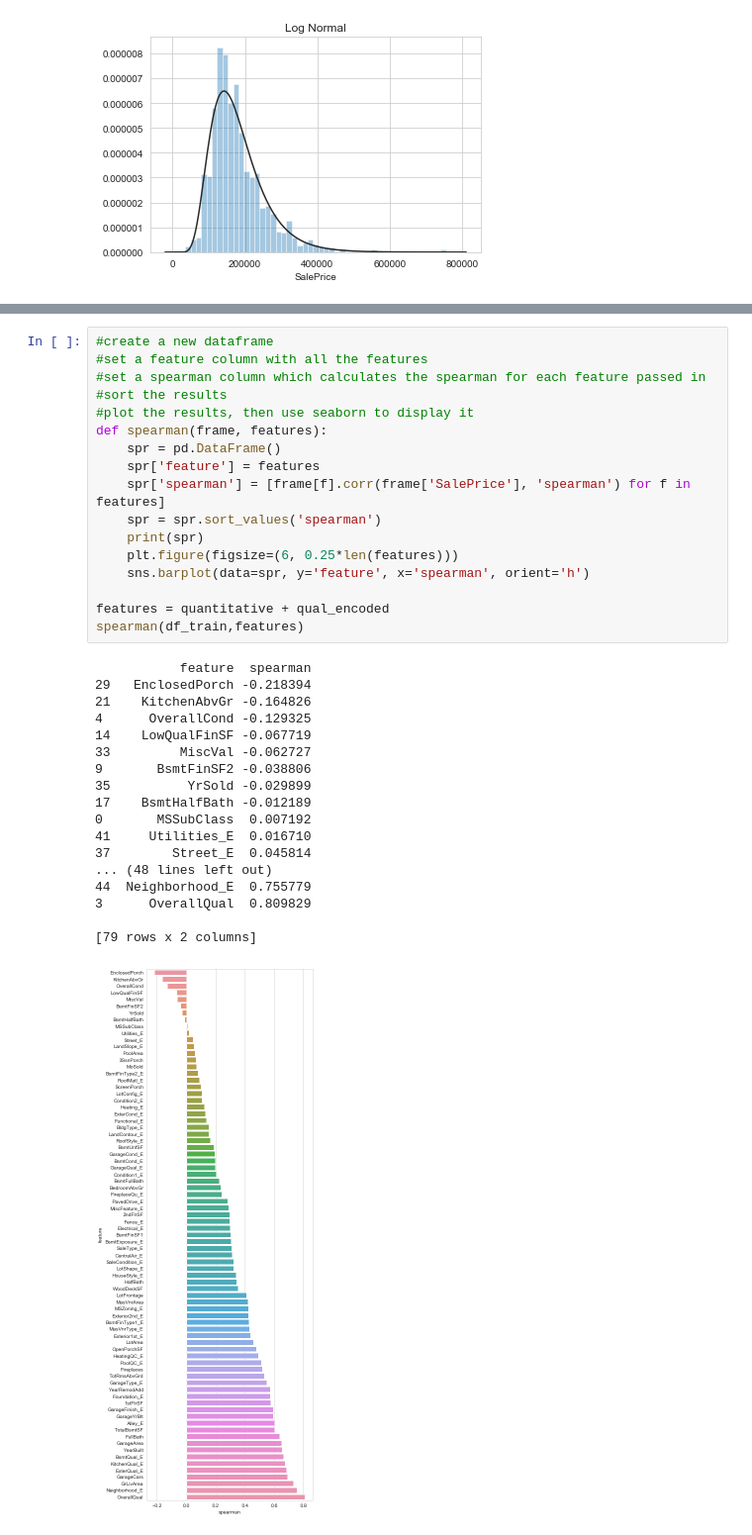
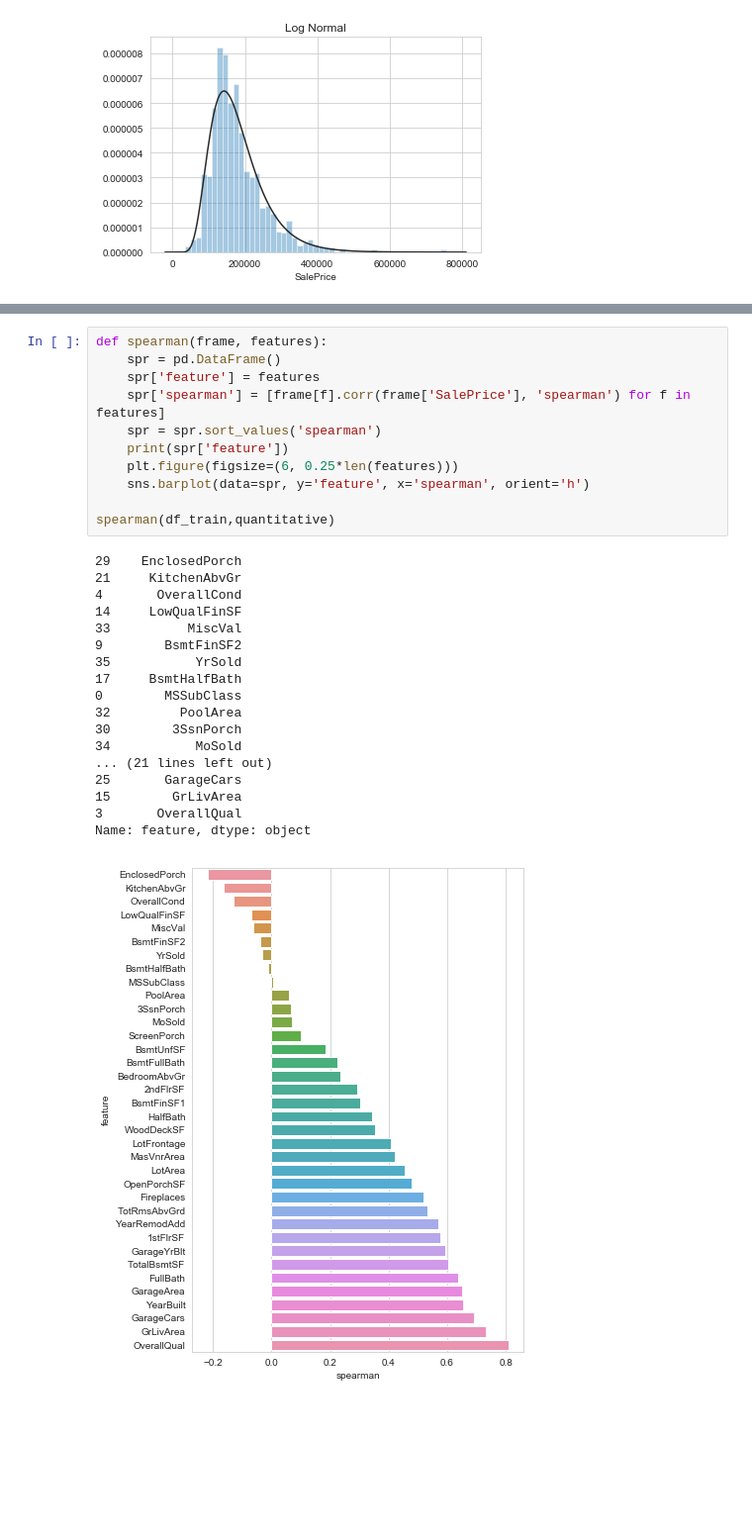
Before and after one commit to foreverloop/house-regress-k, a Jupyter notebook: HouseRegSub.ipynb, the cells around one changed output, grey strips where cells are left out. Shown: that part at 99% size. Saved outputs shown, nothing was run; the diff lists cells and outputs as text; blank space fills up the shorter version.

```diff
--- a/HouseRegSub.ipynb
+++ b/HouseRegSub.ipynb
@@ -168,36 +104,30 @@ print(qual_encoded)
 # %%
-#create a new dataframe
-#set a feature column with all the features
-#set a spearman column which calculates the spearman for each feature passed in
-#sort the results
-#plot the results, then use seaborn to display it
 def spearman(frame, features):
     spr = pd.DataFrame()
     spr['feature'] = features
     spr['spearman'] = [frame[f].corr(frame['SalePrice'], 'spearman') for f in features]
     spr = spr.sort_values('spearman')
-    print(spr)
+    print(spr['feature'])
     plt.figure(figsize=(6, 0.25*len(features)))
     sns.barplot(data=spr, y='feature', x='spearman', orient='h')
 
-features = quantitative + qual_encoded
-spearman(df_train,features)
+spearman(df_train,quantitative)
 # %% [output]
-           feature  spearman
-29   EnclosedPorch -0.218394
-21    KitchenAbvGr -0.164826
-4      OverallCond -0.129325
-14    LowQualFinSF -0.067719
-33         MiscVal -0.062727
-9       BsmtFinSF2 -0.038806
-35          YrSold -0.029899
-17    BsmtHalfBath -0.012189
-0       MSSubClass  0.007192
-41     Utilities_E  0.016710
-37        Street_E  0.045814
-... (48 lines left out)
-44  Neighborhood_E  0.755779
-3      OverallQual  0.809829
-
-[79 rows x 2 columns]
+29    EnclosedPorch
+21     KitchenAbvGr
+4       OverallCond
+14     LowQualFinSF
+33          MiscVal
+9        BsmtFinSF2
+35           YrSold
+17     BsmtHalfBath
+0        MSSubClass
+32         PoolArea
+30        3SsnPorch
+34           MoSold
+... (21 lines left out)
+25       GarageCars
+15        GrLivArea
+3       OverallQual
+Name: feature, dtype: object
-[figure, old version]
+[figure, new version]
```
Also changed, not shown: parts of 22 cells of this notebook.
